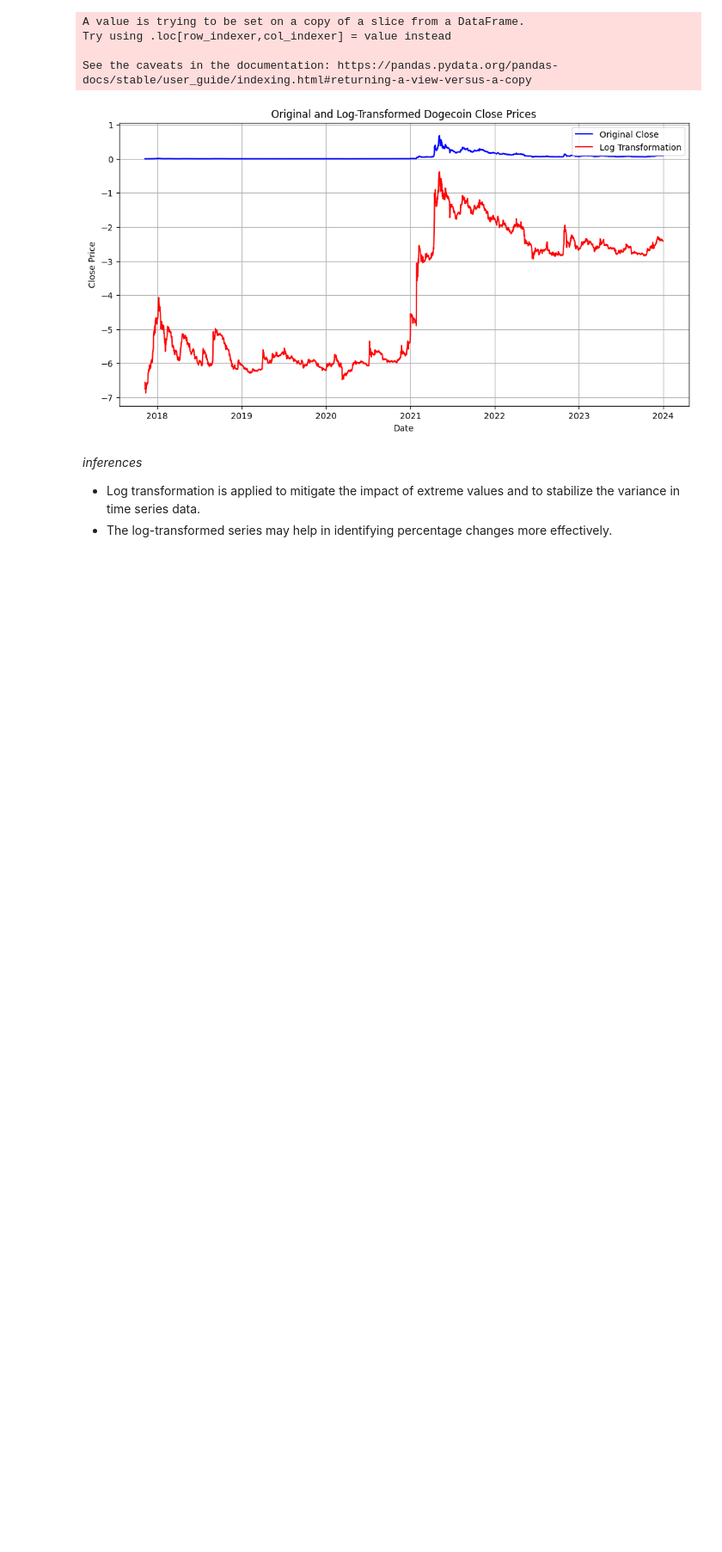
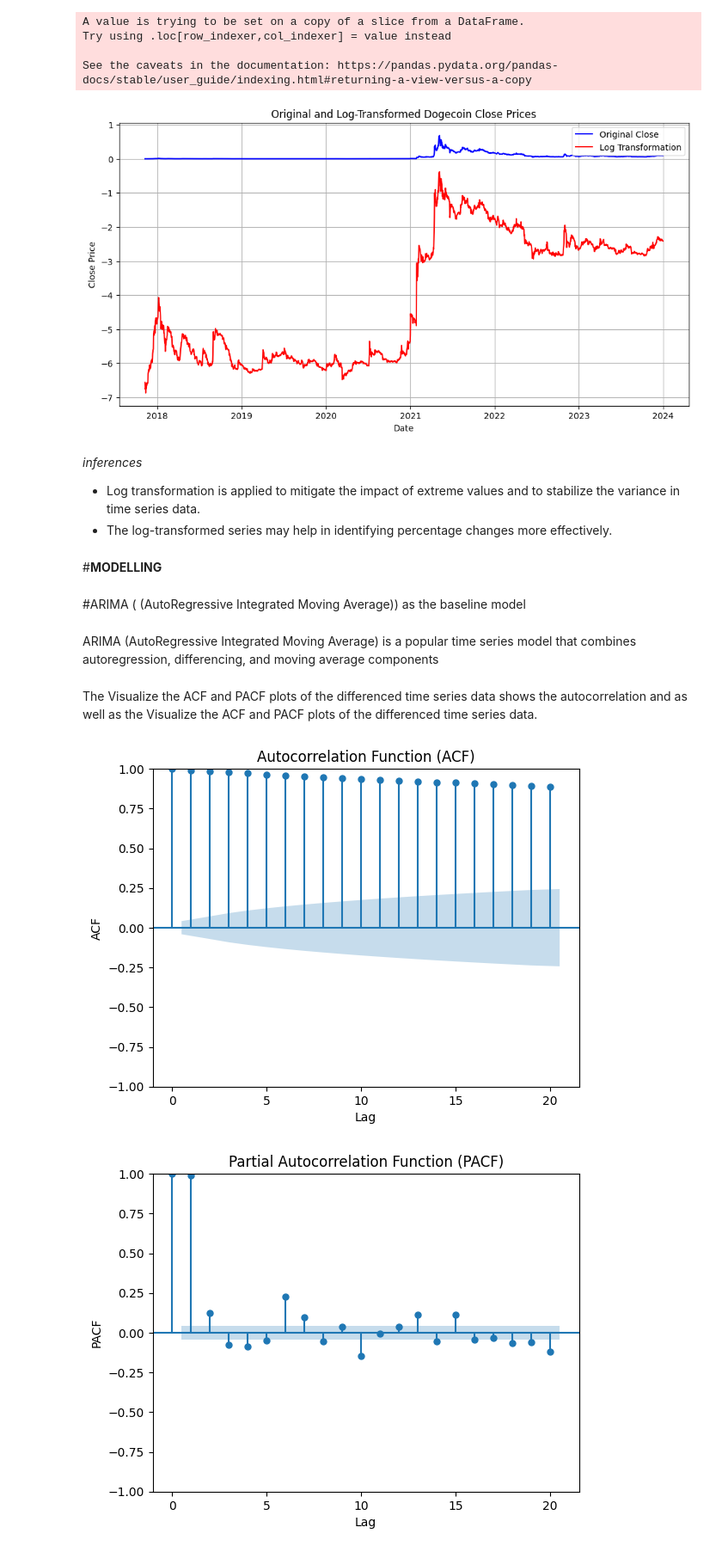
Before and after one commit to paulmachau/Dogecion-Historical-Prices, a Jupyter notebook: Dogecoin_price_prediction_LSTM.ipynb, the cells around one changed output. Shown at 86% size. Drawn from its saved outputs; the diff is of its cells as text; code cells hidden in the pictures; blank space fills up the shorter version.

```diff
--- a/Dogecoin_price_prediction_LSTM.ipynb
+++ b/Dogecoin_price_prediction_LSTM.ipynb
@@ -791,3 +763,28 @@ See the caveats in the documentation: https://pandas.pydata.org/pandas-docs/stab
 
 * Log transformation is applied to mitigate the impact of extreme values and to stabilize the variance in time series data.
 * The log-transformed series may help in identifying percentage changes more effectively.
+# %% [markdown]
+#**MODELLING**
+# %% [markdown]
+#ARIMA ( (AutoRegressive Integrated Moving Average)) as the baseline model
+# %% [markdown]
+ARIMA (AutoRegressive Integrated Moving Average) is a popular time series model that combines autoregression, differencing, and moving average components
+# %% [markdown]
+The Visualize the ACF and PACF plots of the differenced time series data shows the autocorrelation and as well as the Visualize the ACF and PACF plots of the differenced time series data.
+# %%
+# Plot ACF
+plot_acf(dogecoin_model_data['Close'], lags=20)
+plt.title('Autocorrelation Function (ACF)')
+plt.xlabel('Lag')
+plt.ylabel('ACF')
+plt.show()
+
+# Plot PACF
+plot_pacf(dogecoin_model_data['Close'], lags=20)
+plt.title('Partial Autocorrelation Function (PACF)')
+plt.xlabel('Lag')
+plt.ylabel('PACF')
+plt.show()
+# %% [output]
+[figure, added]
+[figure, added]
```
Also changed, not shown: parts of 7 cells of this notebook.
